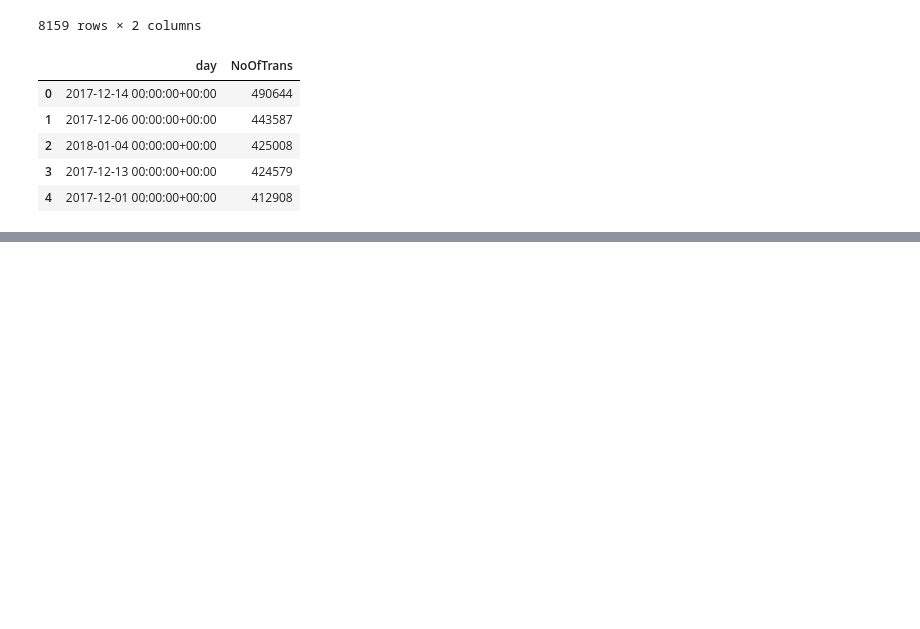
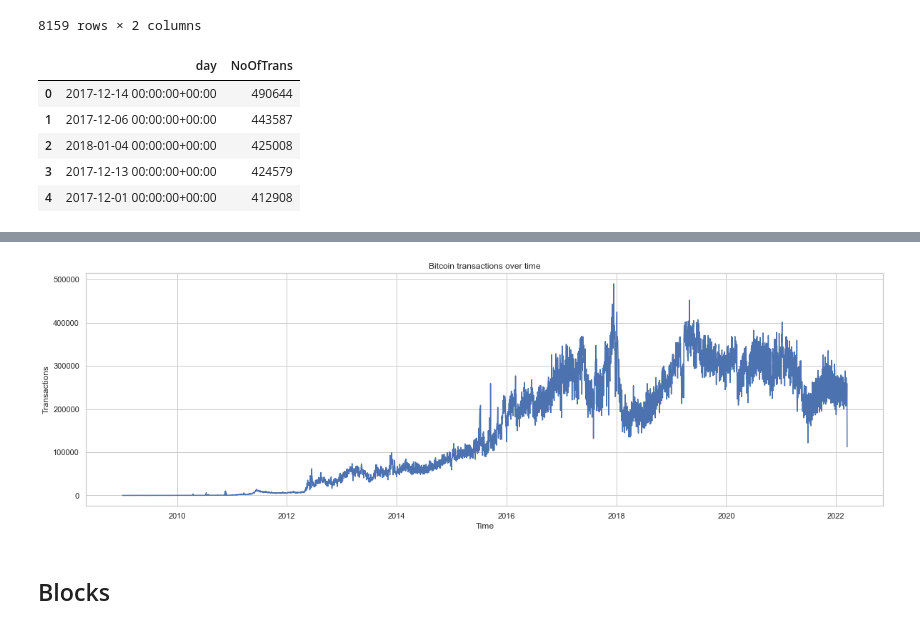
Before and after one commit to davidhof123/EDA_Bitcoin-ledger, a Jupyter notebook: EDA.ipynb, the cells around one changed output, grey strips where cells are left out. Saved outputs shown, nothing was run; the diff lists cells and outputs as text; code cells hidden in the pictures; blank space fills up the shorter version.

```diff
--- a/EDA.ipynb
+++ b/EDA.ipynb
@@ -223,0 +250,3 @@ trans_day.head()
+# %%
+# Preview the first five lines of the "transactions" table
+transactions = client.list_rows(table, max_results=5).to_dataframe()
@@ -223,0 +262,15 @@ trans_day.head()
+# %%
+query_with_CTE = """
+                 WITH time AS
+                 (
+                     SELECT DATE(block_timestamp) AS trans_date
+                     FROM `bigquery-public-data.crypto_bitcoin.transactions`
+                 )
+                 SELECT COUNT(1) AS transactions,
+                        trans_date
+                 FROM time
+                 GROUP BY trans_date
+                 ORDER BY trans_date
+                 """
+# %%
+trans_by_date = run_query(query_with_CTE)
@@ -223,0 +287,19 @@ trans_day.head()
+# %%
+trans_by_date['trans_date'] = pd.to_datetime(trans_by_date['trans_date'])
+# %%
+plt.figure(figsize=[20,6])
+
+x = trans_by_date['trans_date']
+y = trans_by_date['transactions']
+
+plt.plot(x,y)
+
+plt.xlabel("Time")
+plt.ylabel("Transactions")
+plt.title("Bitcoin transactions over time")
+
+plt.show()
+# %% [output]
+[figure, added]
+# %% [markdown]
+## Blocks
```
Also changed, not shown: parts of 13 cells of this notebook.
